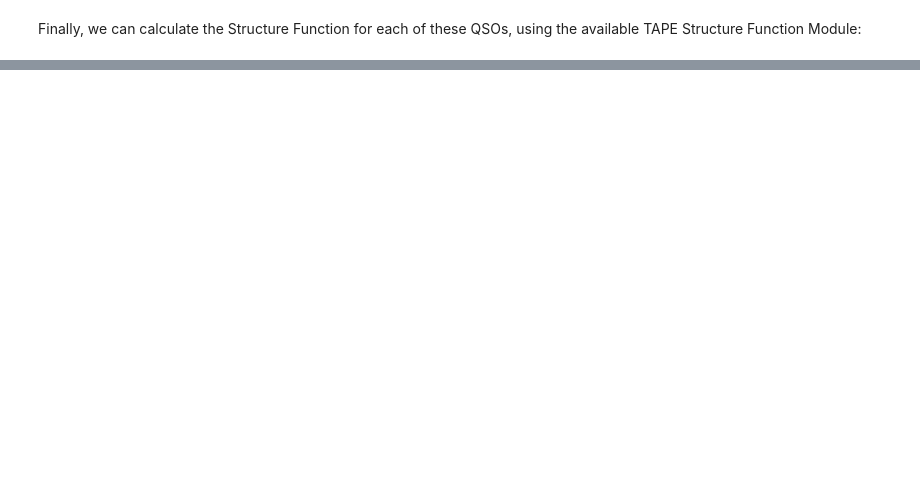
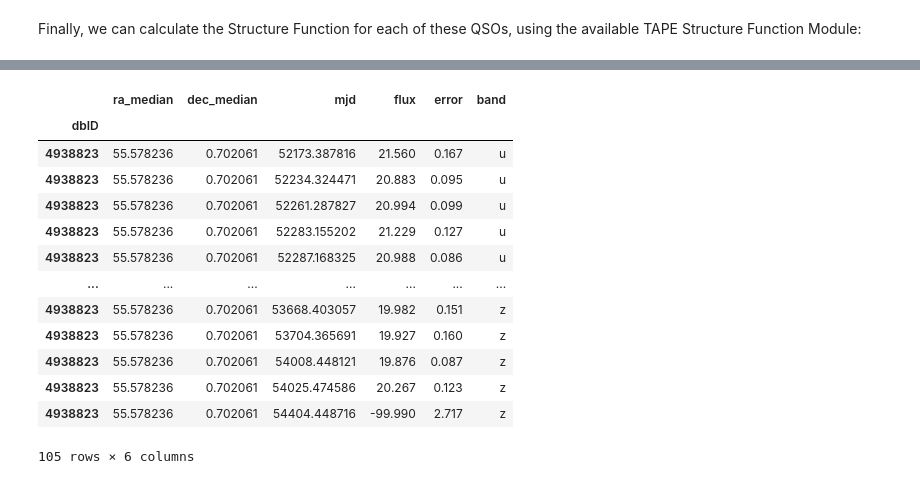
Before and after one commit to lincc-frameworks/tape, a Jupyter notebook: docs/gettingstarted/quickstart.ipynb, the cells around one changed output, grey strips where cells are left out. Drawn from its saved outputs; the diff is of its cells as text; code cells hidden in the pictures; blank space fills up the shorter version.

```diff
--- a/docs/gettingstarted/quickstart.ipynb
+++ b/docs/gettingstarted/quickstart.ipynb
@@ -37,0 +93,19 @@ The result is a table of delta times (dts) and structure function (sf2) for each
+# %%
+max_id = result_comp.iloc[result_comp['sf2'].argmax()].lc_id
+lc = ens.source.compute().loc[int(max_id)]
+lc
+# %% [output]
+|  | ra_median | dec_median | mjd | flux | error | band |
+| dbID |  |  |  |  |  |  |
+| 4938823 | 55.578236 | 0.702061 | 52173.387816 | 21.560 | 0.167 | u |
+| 4938823 | 55.578236 | 0.702061 | 52234.324471 | 20.883 | 0.095 | u |
+| 4938823 | 55.578236 | 0.702061 | 52261.287827 | 20.994 | 0.099 | u |
+| 4938823 | 55.578236 | 0.702061 | 52283.155202 | 21.229 | 0.127 | u |
+| 4938823 | 55.578236 | 0.702061 | 52287.168325 | 20.988 | 0.086 | u |
+| ... | ... | ... | ... | ... | ... | ... |
+| 4938823 | 55.578236 | 0.702061 | 53668.403057 | 19.982 | 0.151 | z |
+| 4938823 | 55.578236 | 0.702061 | 53704.365691 | 19.927 | 0.160 | z |
+| 4938823 | 55.578236 | 0.702061 | 54008.448121 | 19.876 | 0.087 | z |
+| 4938823 | 55.578236 | 0.702061 | 54025.474586 | 20.267 | 0.123 | z |
+| 4938823 | 55.578236 | 0.702061 | 54404.448716 | -99.990 | 2.717 | z |
+105 rows × 6 columns
```
Also changed, not shown: parts of 7 cells of this notebook.
